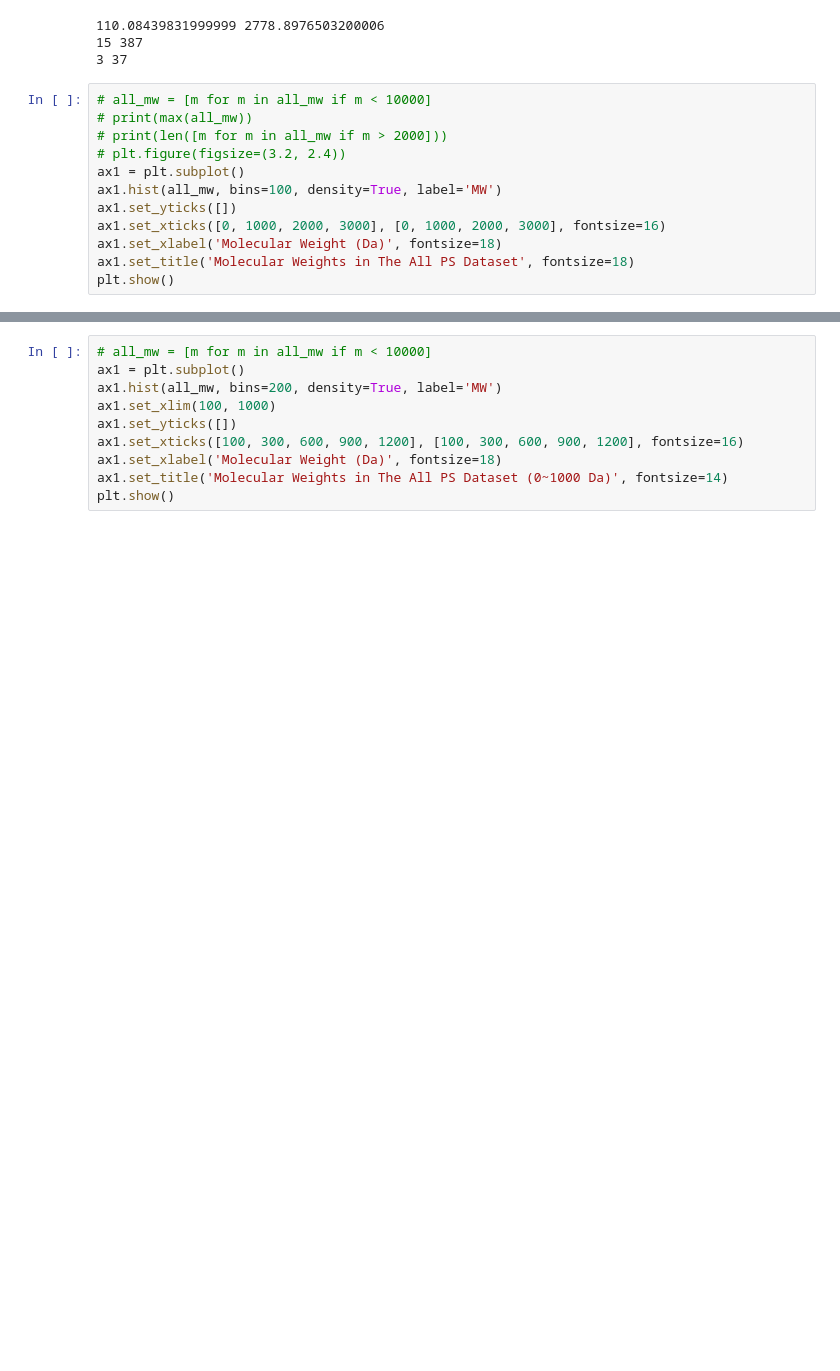
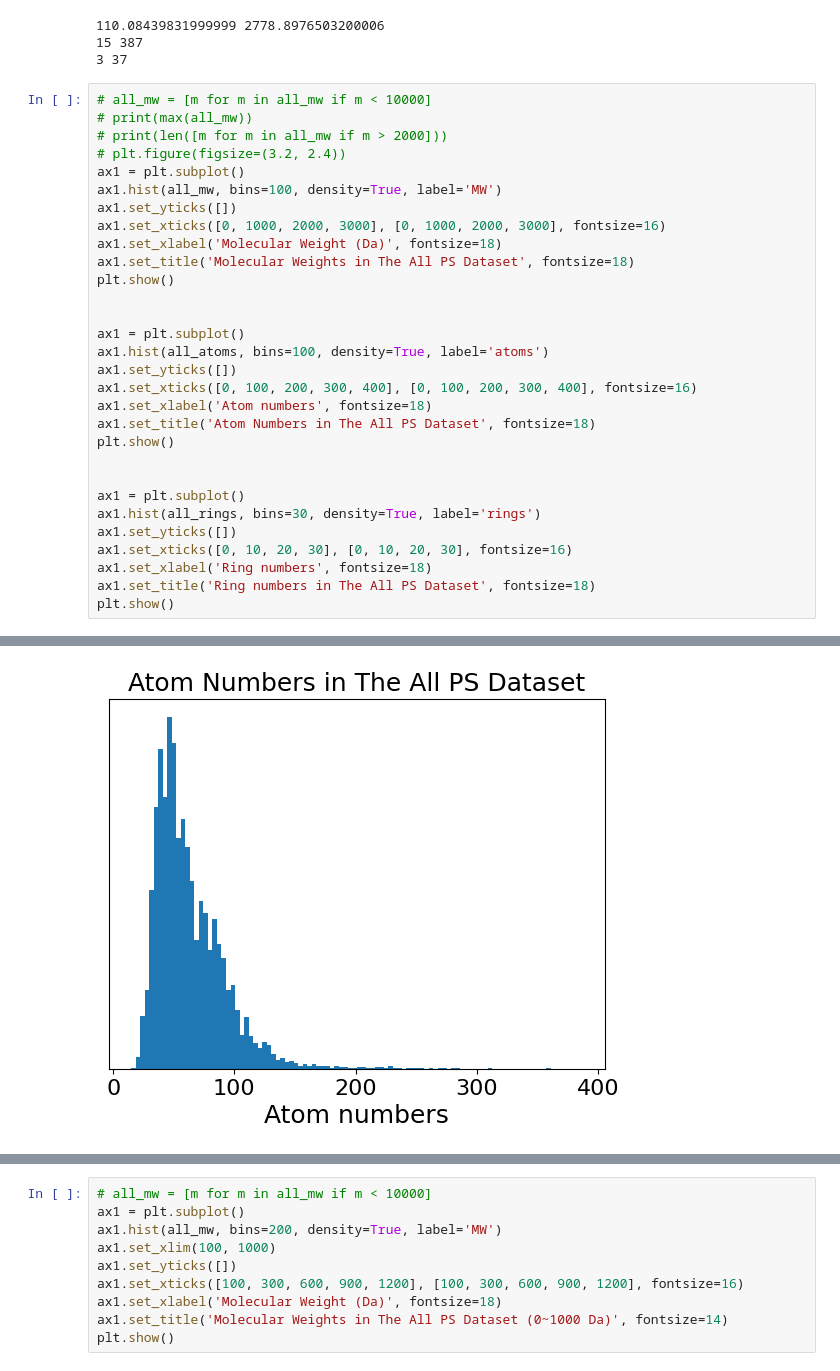
Before and after one commit to howardwang1997/AI4PS, a Jupyter notebook: draw/data/dataset_statistics.ipynb, the cells around one changed output, grey strips where cells are left out. Drawn from its saved outputs; the diff is of its cells as text; blank space fills up the shorter version.

Commit message:
draw atoms rings

```diff
--- a/draw/data/dataset_statistics.ipynb
+++ b/draw/data/dataset_statistics.ipynb
@@ -61,14 +76,33 @@ print(min(all_rings), max(all_rings))
 # %%
 # all_mw = [m for m in all_mw if m < 10000]
 # print(max(all_mw))
 # print(len([m for m in all_mw if m > 2000]))
 # plt.figure(figsize=(3.2, 2.4))
 ax1 = plt.subplot()
 ax1.hist(all_mw, bins=100, density=True, label='MW')
 ax1.set_yticks([])
 ax1.set_xticks([0, 1000, 2000, 3000], [0, 1000, 2000, 3000], fontsize=16)
 ax1.set_xlabel('Molecular Weight (Da)', fontsize=18)
 ax1.set_title('Molecular Weights in The All PS Dataset', fontsize=18)
 plt.show()
+
+
+ax1 = plt.subplot()
+ax1.hist(all_atoms, bins=100, density=True, label='atoms')
+ax1.set_yticks([])
+ax1.set_xticks([0, 100, 200, 300, 400], [0, 100, 200, 300, 400], fontsize=16)
+ax1.set_xlabel('Atom numbers', fontsize=18)
+ax1.set_title('Atom Numbers in The All PS Dataset', fontsize=18)
+plt.show()
+
+
+ax1 = plt.subplot()
+ax1.hist(all_rings, bins=30, density=True, label='rings')
+ax1.set_yticks([])
+ax1.set_xticks([0, 10, 20, 30], [0, 10, 20, 30], fontsize=16)
+ax1.set_xlabel('Ring numbers', fontsize=18)
+ax1.set_title('Ring numbers in The All PS Dataset', fontsize=18)
+plt.show()
 # %% [output]
 [figure]
+[figure, added]
```
Also changed, not shown: parts of 3 cells of this notebook, 1 other file.
